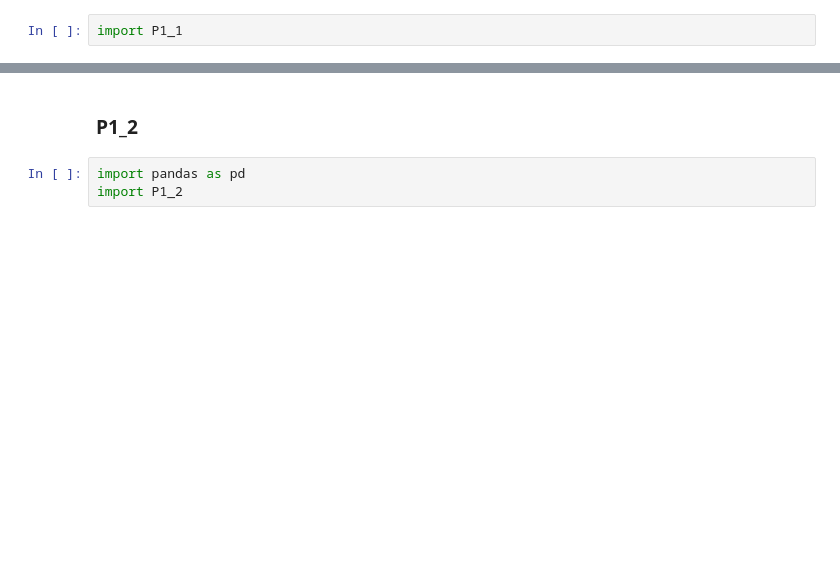
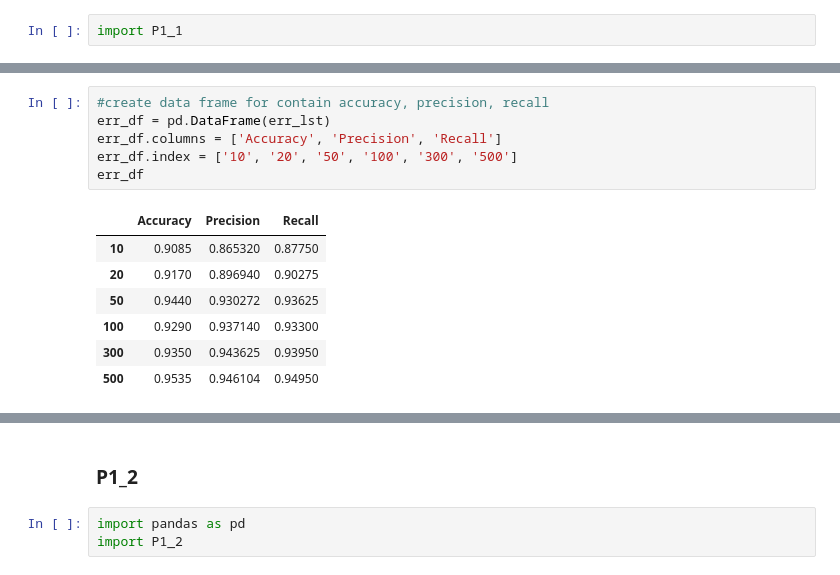
Before and after one commit to mglee815/Data_Mining, a Jupyter notebook: HW3/P1.ipynb, the cells around one changed output, grey strips where cells are left out. Saved outputs shown, nothing was run; the diff lists cells and outputs as text; blank space fills up the shorter version.

```diff
--- a/HW3/P1.ipynb
+++ b/HW3/P1.ipynb
@@ -23,0 +27,14 @@ errs
+# %%
+#create data frame for contain accuracy, precision, recall
+err_df = pd.DataFrame(err_lst)
+err_df.columns = ['Accuracy', 'Precision', 'Recall']
+err_df.index = ['10', '20', '50', '100', '300', '500']
+err_df
+# %% [output]
+|  | Accuracy | Precision | Recall |
+| 10 | 0.9085 | 0.865320 | 0.87750 |
+| 20 | 0.9170 | 0.896940 | 0.90275 |
+| 50 | 0.9440 | 0.930272 | 0.93625 |
+| 100 | 0.9290 | 0.937140 | 0.93300 |
+| 300 | 0.9350 | 0.943625 | 0.93950 |
+| 500 | 0.9535 | 0.946104 | 0.94950 |
```
Also changed, not shown: parts of 15 cells of this notebook, 6 other files.
